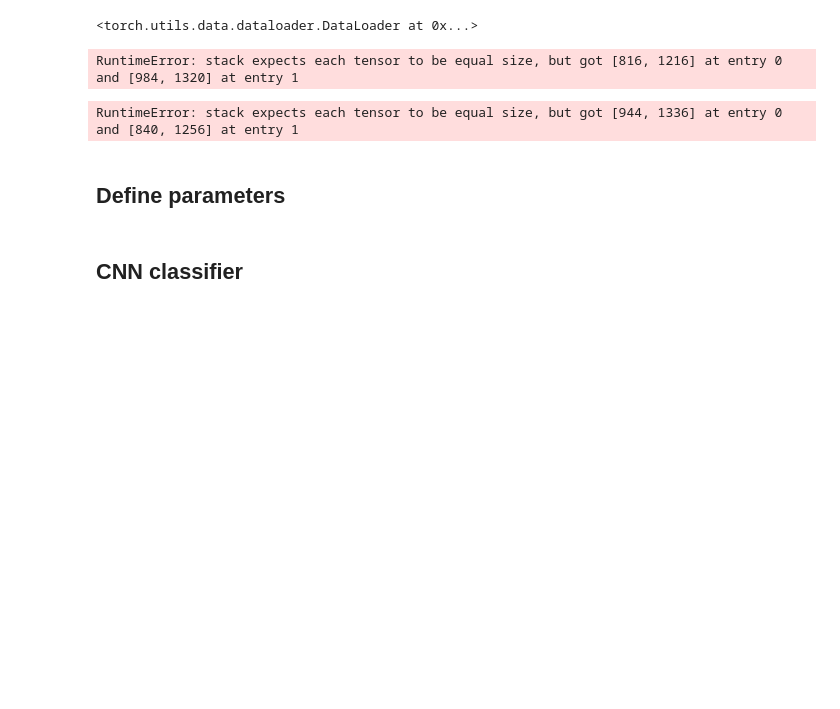
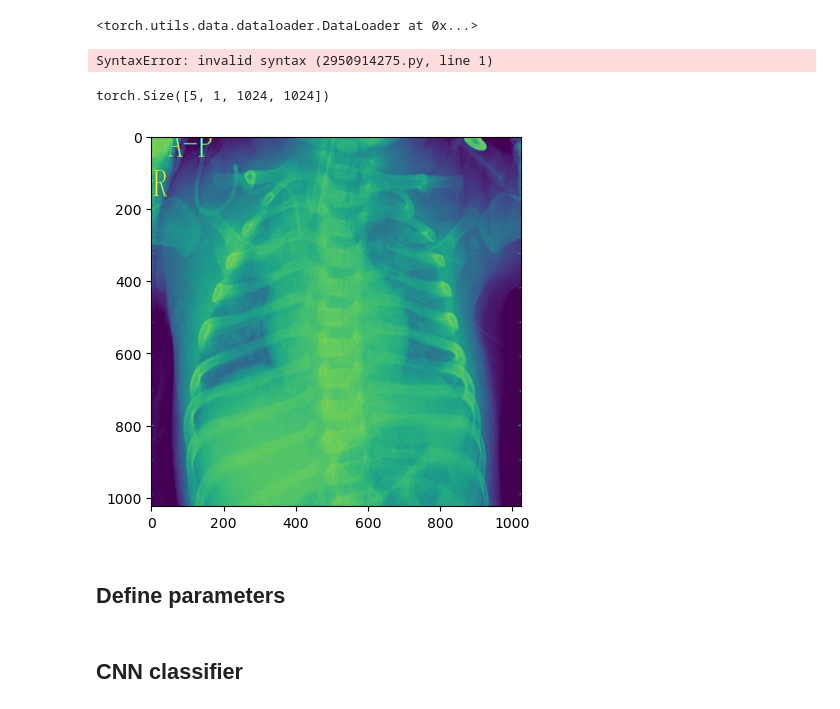
Before and after one commit to diniaouri/Chest-X-Ray-Images-Pneumonia-detection, a Jupyter notebook: Datasets.ipynb, the cells around one changed output. Cells and saved outputs as stored; diff of their text form; code cells hidden in the pictures; blank space fills up the shorter version.

Commit message:
solved issue on dataset

```diff
--- a/Datasets.ipynb
+++ b/Datasets.ipynb
@@ -15,0 +32,14 @@ device = 'cpu'
+# %%
+dir_train = 'Dataset/train'
+list_image_path = find_files(dir_train)
+for image_path in tqdm(list_image_path):
+    new_image = transform_image(image_path)
+    main_dataset = image_path.split('/')[0]
+    sub_dataset = image_path.split('/')[1]
+    label = image_path.split('/')[2]
+    file = image_path.split('/')[-1]
+    file = file.split('.')[0]
+    new_folder = str(main_dataset)+'/'+str(sub_dataset)+'_resized'+'/'+str(label)+'/'
+    if not os.path.exists(new_folder):
+        os.makedirs(new_folder)
+    new_image.save(os.path.join(new_folder, file +'_resized'+'.jpeg'), 'JPEG', optimize=True)
@@ -40,8 +75,10 @@ class XrayDataset(Dataset):
         label = image_path.split('/')[-2]
         label = self.class_to_idx[label]
         x = io.imread(image_path)
+        if len(x.shape)==3:
+            x = x[:,:,0]
         x = torch.tensor(x, dtype=float)
-
+        x = x.unsqueeze(0)
         return x, label
 
     def _find_files(self, directory, pattern='*.jpeg'):
@@ -115,10 +165,10 @@ torch.Size([784, 1176])
 # %%
-train_dir = 'Dataset/train'
-val_dir = 'Dataset/val'
-test_dir = 'Dataset/test'
+train_dir = 'Dataset/train_resized'
+# val_dir = 'Dataset/val'
+# test_dir = 'Dataset/test'
 train_data = XrayDataset(image_dir=train_dir)
-val_data = XrayDataset(image_dir=val_dir)
-test_data = XrayDataset(image_dir=test_dir)
+# val_data = XrayDataset(image_dir=val_dir)
+# test_data = XrayDataset(image_dir=test_dir)
 # %%
 # Set the batch size (=number of samples/images in each batch) and create the dataloader
 batch_size = 5
@@ -132,18 +188,21 @@ train_dataloader
 # %%
-# Get a batch of images from the train dataloader and print it
+Get a batch of images from the train dataloader and print it
 dataiter = iter(train_dataloader)
 image_batch_example = dataiter.next()[0]
-# for ip in range(batch_size):
-#     plt.figure()
-#     plt.imshow(image_batch_example[ip, :].squeeze().detach().numpy(), cmap='gray')
-#     plt.show()
+for ip in range(batch_size):
+    plt.figure()
+    plt.imshow(image_batch_example[ip, :].squeeze().detach().numpy(), cmap='gray')
+    plt.show()
 # %% [output]
-RuntimeError: stack expects each tensor to be equal size, but got [816, 1216] at entry 0 and [984, 1320] at entry 1
+SyntaxError: invalid syntax (2950914275.py, line 1)
 # %%
 image = next(iter(train_dataloader))
-# print(image[0].shape)
+print(image[0].shape)
+plt.imshow(image[0][1].squeeze().detach().numpy())
+plt.show()
 # %% [output]
-RuntimeError: stack expects each tensor to be equal size, but got [944, 1336] at entry 0 and [840, 1256] at entry 1
+torch.Size([5, 1, 1024, 1024])
+[figure, added]
 # %% [markdown]
 ## Define parameters
 # %%
```
Also changed, not shown: parts of 13 cells of this notebook, 1 other file.
